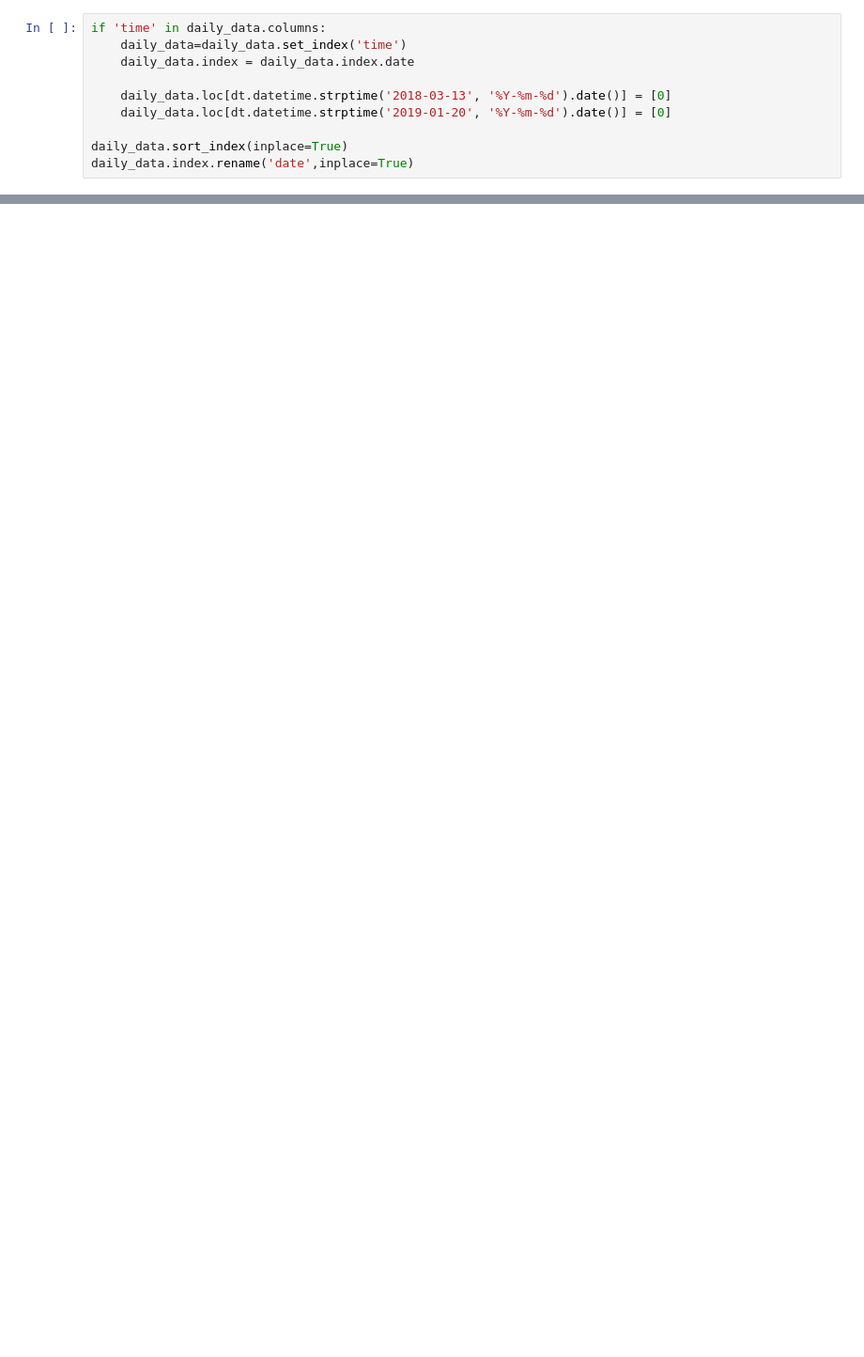
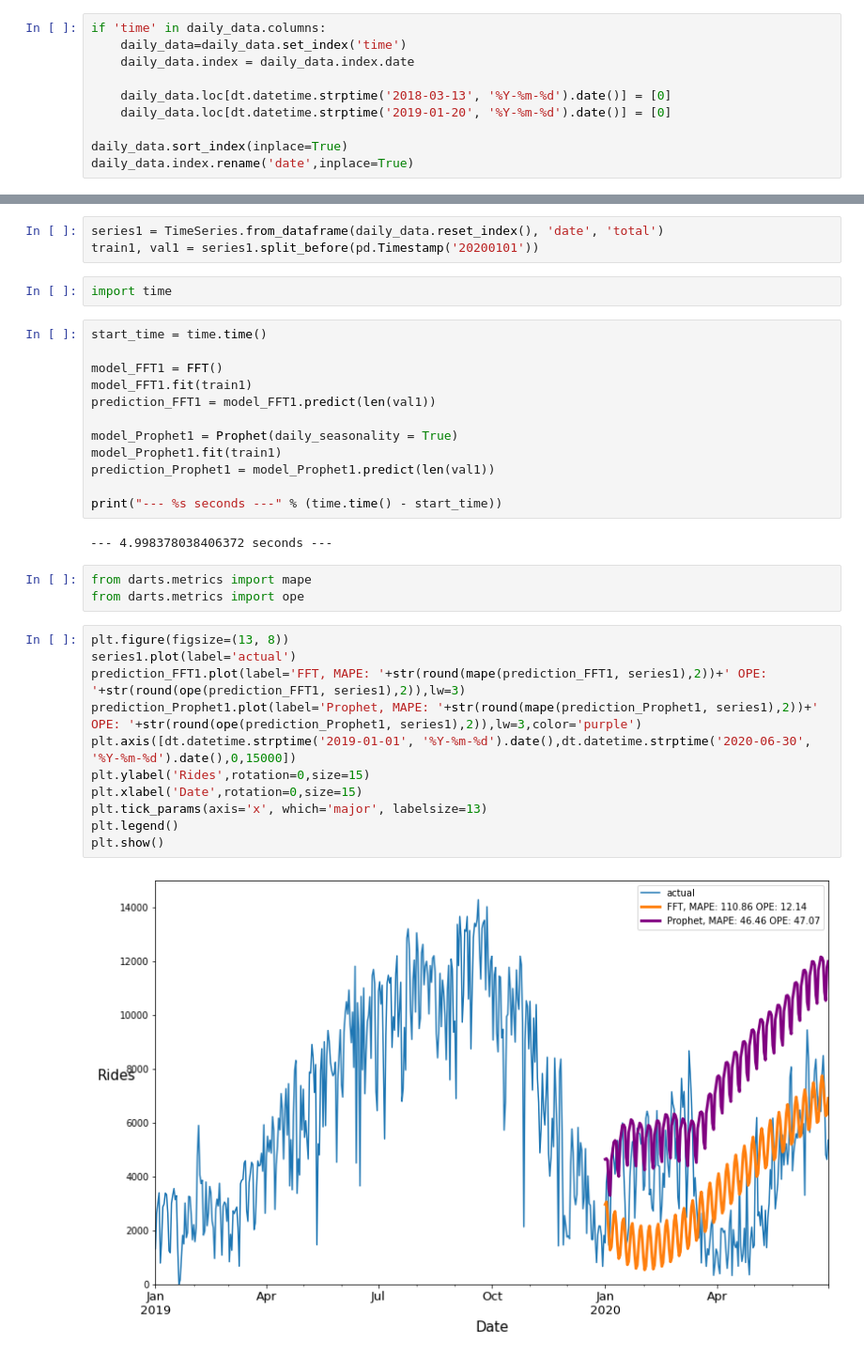
Before and after one commit to iklasky/Springboard, a Jupyter notebook: bikes/Blue_Bikes_Covid_Forecasting.ipynb, the cells around one changed output, grey strips where cells are left out. Shown at 94% size. Saved outputs shown, nothing was run; the diff lists cells and outputs as text; blank space fills up the shorter version.

```diff
--- a/bikes/Blue_Bikes_Covid_Forecasting.ipynb
+++ b/bikes/Blue_Bikes_Covid_Forecasting.ipynb
@@ -270,0 +92,35 @@ reg.fit(X_train, y_train,
+# %%
+series1 = TimeSeries.from_dataframe(daily_data.reset_index(), 'date', 'total')
+train1, val1 = series1.split_before(pd.Timestamp('20200101'))
+# %%
+import time
+# %%
+start_time = time.time()
+
+model_FFT1 = FFT()
+model_FFT1.fit(train1)
+prediction_FFT1 = model_FFT1.predict(len(val1))
+
+model_Prophet1 = Prophet(daily_seasonality = True)
+model_Prophet1.fit(train1)
+prediction_Prophet1 = model_Prophet1.predict(len(val1))
+
+print("--- %s seconds ---" % (time.time() - start_time))
+# %% [output]
+--- 4.998378038406372 seconds ---
+# %%
+from darts.metrics import mape
+from darts.metrics import ope
+# %%
+plt.figure(figsize=(13, 8))
+series1.plot(label='actual')
+prediction_FFT1.plot(label='FFT, MAPE: '+str(round(mape(prediction_FFT1, series1),2))+' OPE: '+str(round(ope(prediction_FFT1, series1),2)),lw=3)
+prediction_Prophet1.plot(label='Prophet, MAPE: '+str(round(mape(prediction_Prophet1, series1),2))+' OPE: '+str(round(ope(prediction_Prophet1, series1),2)),lw=3,color='purple')
+plt.axis([dt.datetime.strptime('2019-01-01', '%Y-%m-%d').date(),dt.datetime.strptime('2020-06-30', '%Y-%m-%d').date(),0,15000])
+plt.ylabel('Rides',rotation=0,size=15)
+plt.xlabel('Date',rotation=0,size=15)
+plt.tick_params(axis='x', which='major', labelsize=13)
+plt.legend()
+plt.show()
+# %% [output]
+[figure, added]
```
Also changed, not shown: parts of 44 cells of this notebook.
